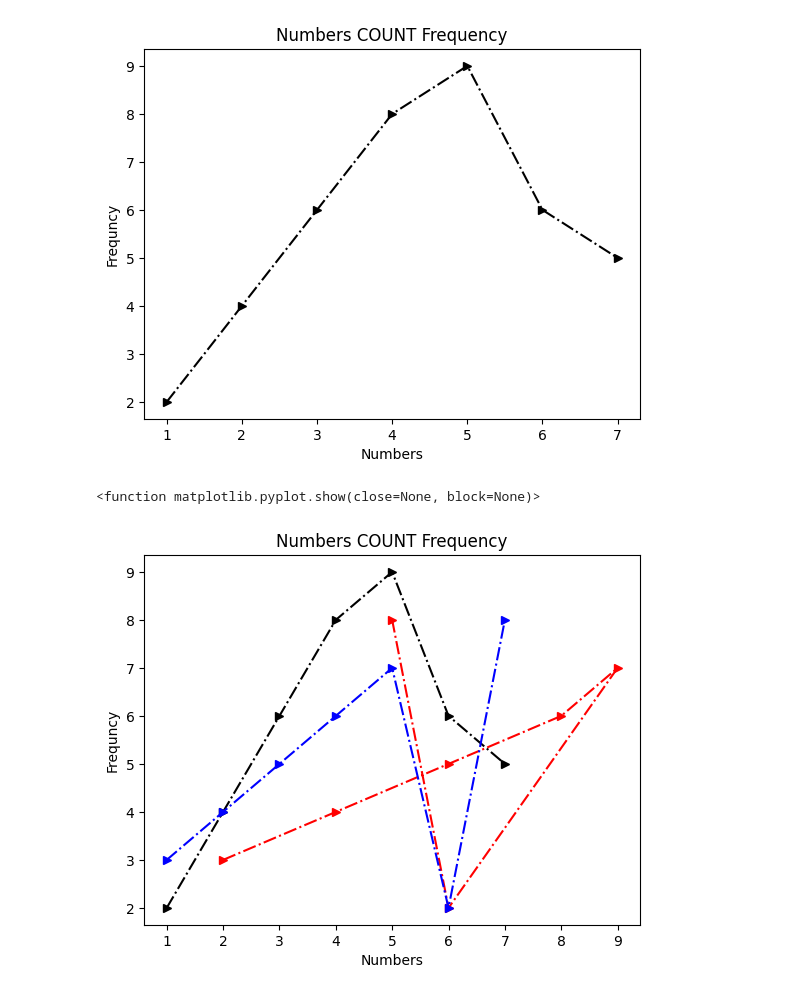
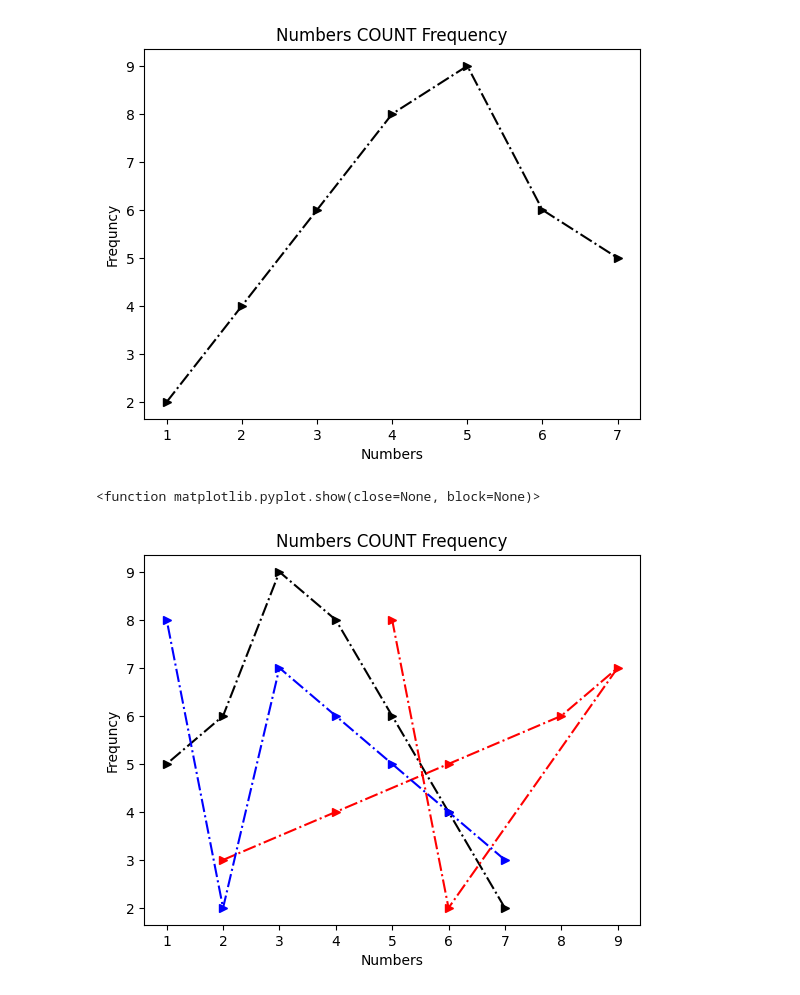
Before and after one commit to raaaj1903/Python-ML-Training, a Jupyter notebook: MATPLOTLIB/1.2Dline-Matplot.ipynb, the cells around one changed output. Drawn from its saved outputs; the diff is of its cells as text; code cells hidden in the pictures.

```diff
--- a/MATPLOTLIB/1.2Dline-Matplot.ipynb
+++ b/MATPLOTLIB/1.2Dline-Matplot.ipynb
@@ -60,17 +58,17 @@ plt.show # show plot
 [figure]
 # %%
 # multiline graph
-x=[1,2,3,4,5,6,7]#x-data
+x=[7,6,5,4,3,2,1]#x-data
 y=[2,4,6,8,9,6,5]#y-data
 z=[3,4,5,6,7,2,8]#z-data
 plt.plot(x,y ,color="black",linestyle='dashdot' ,marker=">")
 plt.title("Numbers COUNT Frequency")
 plt.xlabel('Numbers')
 plt.ylabel("Frequncy")
 plt.plot(y,z ,color="red",linestyle='dashdot' ,marker=">")
 plt.plot(x,z,color="blue",linestyle='dashdot' ,marker=">")
 plt.show
 # %% [output]
 <function matplotlib.pyplot.show(close=None, block=None)>
-[figure, old version]
+[figure, new version]
 # %%
```
Also changed, not shown: parts of 4 cells of this notebook, 7 other files.
